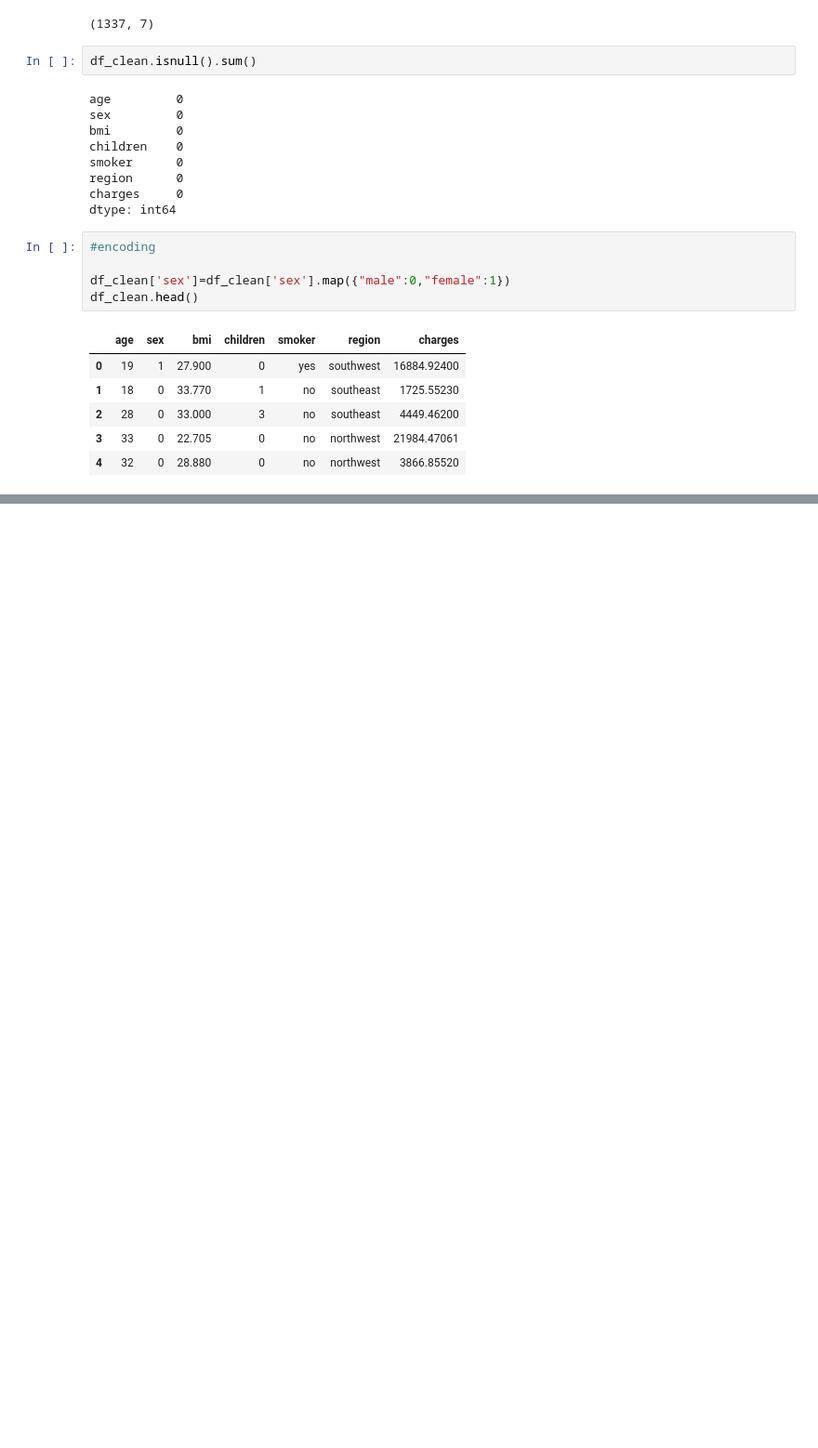
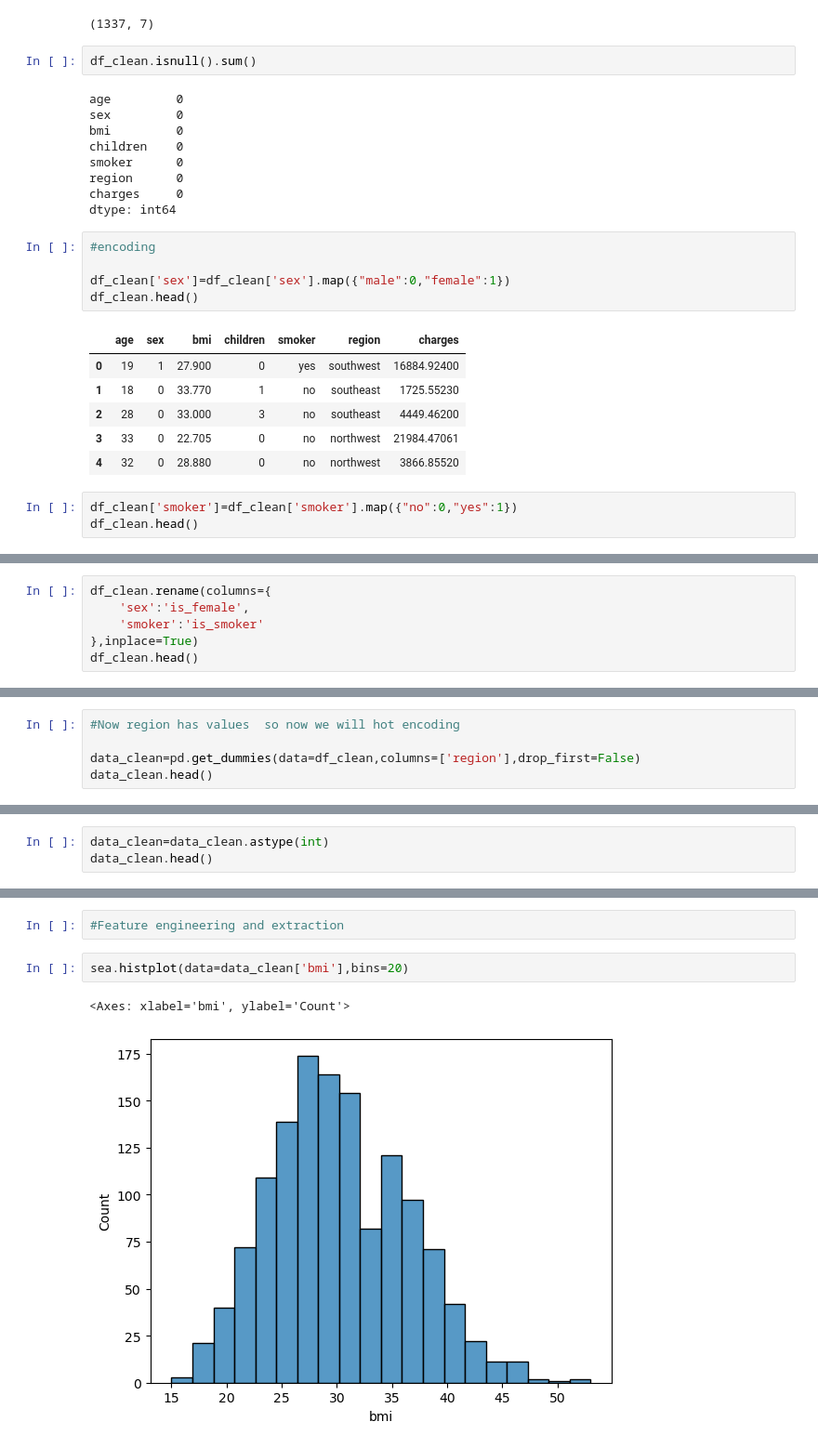
Before and after one commit to PatilPunit/data_Science, a Jupyter notebook: ML/Untitled.ipynb, the cells around one changed output, grey strips where cells are left out. Shown at 93% size. Cells and saved outputs as stored; diff of their text form; blank space fills up the shorter version.

Commit message:
region

```diff
--- a/ML/Untitled.ipynb
+++ b/ML/Untitled.ipynb
@@ -160,3 +160,6 @@ df_clean.head()
 | 2 | 28 | 0 | 33.000 | 3 | no | southeast | 4449.46200 |
 | 3 | 33 | 0 | 22.705 | 0 | no | northwest | 21984.47061 |
 | 4 | 32 | 0 | 28.880 | 0 | no | northwest | 3866.85520 |
+# %%
+df_clean['smoker']=df_clean['smoker'].map({"no":0,"yes":1})
+df_clean.head()
@@ -162,0 +173,6 @@ df_clean.head()
+# %%
+df_clean.rename(columns={
+    'sex':'is_female',
+    'smoker':'is_smoker'
+},inplace=True)
+df_clean.head()
@@ -162,0 +186,5 @@ df_clean.head()
+# %%
+#Now region has values  so now we will hot encoding
+
+data_clean=pd.get_dummies(data=df_clean,columns=['region'],drop_first=False)
+data_clean.head()
@@ -162,0 +198,3 @@ df_clean.head()
+# %%
+data_clean=data_clean.astype(int)
+data_clean.head()
@@ -162,0 +208,7 @@ df_clean.head()
+# %%
+#Feature engineering and extraction
+# %%
+sea.histplot(data=data_clean['bmi'],bins=20)
+# %% [output]
+<Axes: xlabel='bmi', ylabel='Count'>
+[figure, added]
```
Also changed, not shown: parts of 6 cells of this notebook, 1 other file.
